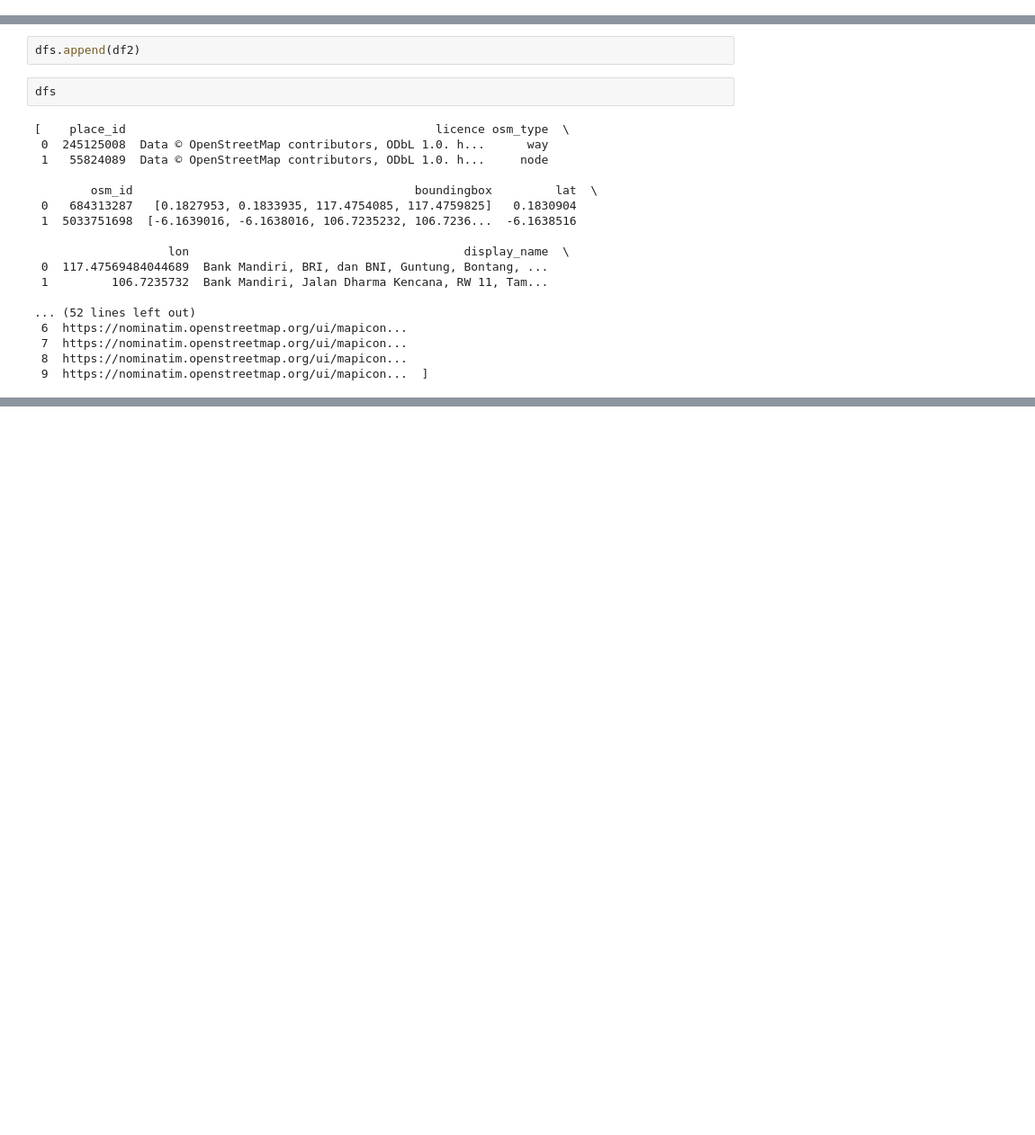
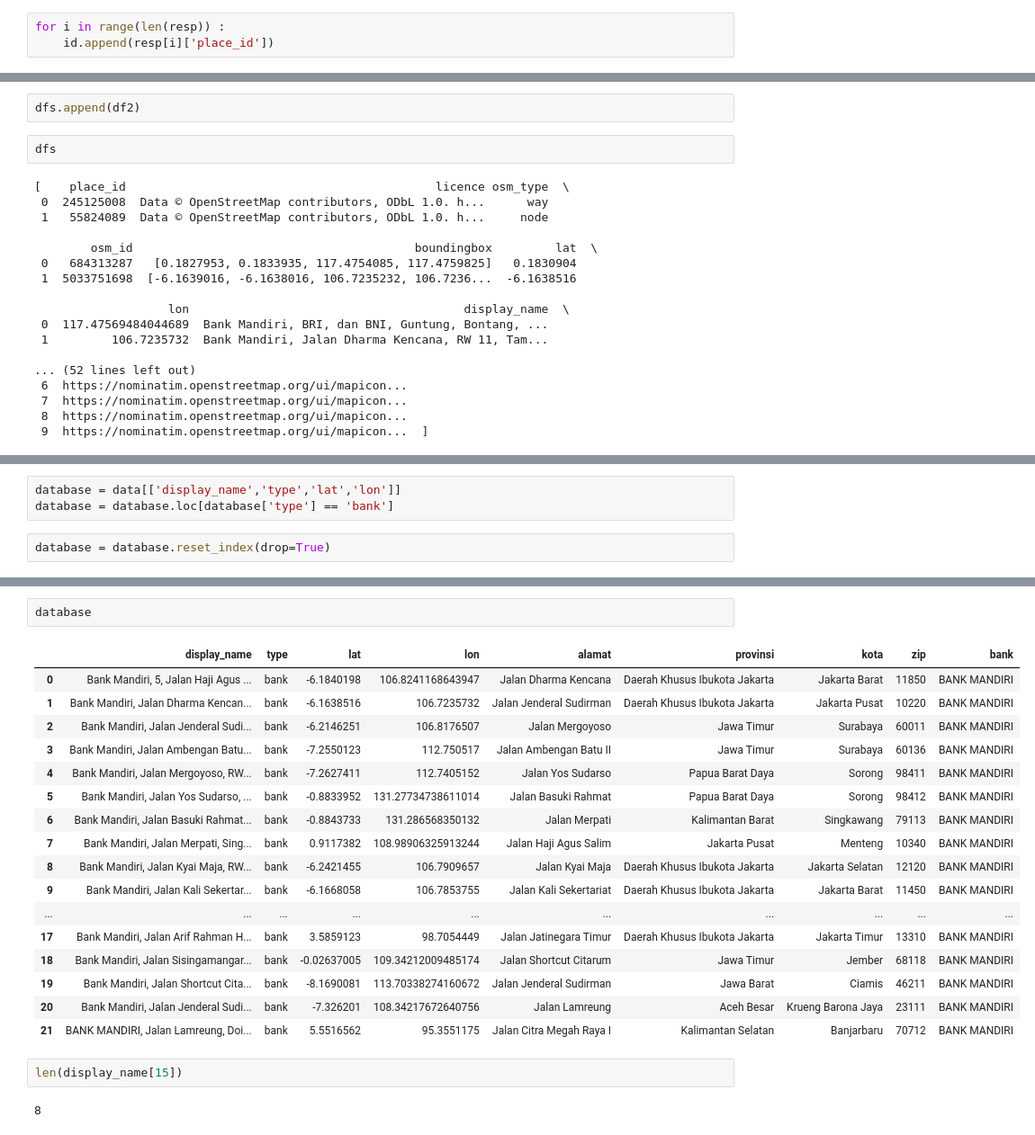
Before and after one commit to ruhram/Scrapping_Bank, a Jupyter notebook: Scrapping Bank.ipynb, the cells around one changed output, grey strips where cells are left out. Shown at 90% size. Cells and saved outputs as stored; diff of their text form; blank space fills up the shorter version.

```diff
--- a/Scrapping Bank.ipynb
+++ b/Scrapping Bank.ipynb
@@ -64,0 +79,3 @@ range(0, 9)
+# %%
+for i in range(len(resp)) :
+    id.append(resp[i]['place_id'])
@@ -151,0 +332,5 @@ pd.concat(dfs, ignore_index=True)
+# %%
+database = data[['display_name','type','lat','lon']]
+database = database.loc[database['type'] == 'bank']
+# %%
+database = database.reset_index(drop=True)
@@ -151,0 +360,24 @@ pd.concat(dfs, ignore_index=True)
+# %%
+database
+# %% [output]
+|  | display_name | type | lat | lon | alamat | provinsi | kota | zip | bank |
+| 0 | Bank Mandiri, 5, Jalan Haji Agus ... | bank | -6.1840198 | 106.8241168643947 | Jalan Dharma Kencana | Daerah Khusus Ibukota Jakarta | Jakarta Barat | 11850 | BANK MANDIRI |
+| 1 | Bank Mandiri, Jalan Dharma Kencan... | bank | -6.1638516 | 106.7235732 | Jalan Jenderal Sudirman | Daerah Khusus Ibukota Jakarta | Jakarta Pusat | 10220 | BANK MANDIRI |
+| 2 | Bank Mandiri, Jalan Jenderal Sudi... | bank | -6.2146251 | 106.8176507 | Jalan Mergoyoso | Jawa Timur | Surabaya | 60011 | BANK MANDIRI |
+| 3 | Bank Mandiri, Jalan Ambengan Batu... | bank | -7.2550123 | 112.750517 | Jalan Ambengan Batu II | Jawa Timur | Surabaya | 60136 | BANK MANDIRI |
+| 4 | Bank Mandiri, Jalan Mergoyoso, RW... | bank | -7.2627411 | 112.7405152 | Jalan Yos Sudarso | Papua Barat Daya | Sorong | 98411 | BANK MANDIRI |
+| 5 | Bank Mandiri, Jalan Yos Sudarso, ... | bank | -0.8833952 | 131.27734738611014 | Jalan Basuki Rahmat | Papua Barat Daya | Sorong | 98412 | BANK MANDIRI |
+| 6 | Bank Mandiri, Jalan Basuki Rahmat... | bank | -0.8843733 | 131.286568350132 | Jalan Merpati | Kalimantan Barat | Singkawang | 79113 | BANK MANDIRI |
+| 7 | Bank Mandiri, Jalan Merpati, Sing... | bank | 0.9117382 | 108.98906325913244 | Jalan Haji Agus Salim | Jakarta Pusat | Menteng | 10340 | BANK MANDIRI |
+| 8 | Bank Mandiri, Jalan Kyai Maja, RW... | bank | -6.2421455 | 106.7909657 | Jalan Kyai Maja | Daerah Khusus Ibukota Jakarta | Jakarta Selatan | 12120 | BANK MANDIRI |
+| 9 | Bank Mandiri, Jalan Kali Sekertar... | bank | -6.1668058 | 106.7853755 | Jalan Kali Sekertariat | Daerah Khusus Ibukota Jakarta | Jakarta Barat | 11450 | BANK MANDIRI |
+| ... | ... | ... | ... | ... | ... | ... | ... | ... | ... |
+| 17 | Bank Mandiri, Jalan Arif Rahman H... | bank | 3.5859123 | 98.7054449 | Jalan Jatinegara Timur | Daerah Khusus Ibukota Jakarta | Jakarta Timur | 13310 | BANK MANDIRI |
+| 18 | Bank Mandiri, Jalan Sisingamangar... | bank | -0.02637005 | 109.34212009485174 | Jalan Shortcut Citarum | Jawa Timur | Jember | 68118 | BANK MANDIRI |
+| 19 | Bank Mandiri, Jalan Shortcut Cita... | bank | -8.1690081 | 113.70338274160672 | Jalan Jenderal Sudirman | Jawa Barat | Ciamis | 46211 | BANK MANDIRI |
+| 20 | Bank Mandiri, Jalan Jenderal Sudi... | bank | -7.326201 | 108.34217672640756 | Jalan Lamreung | Aceh Besar | Krueng Barona Jaya | 23111 | BANK MANDIRI |
+| 21 | BANK MANDIRI, Jalan Lamreung, Doi... | bank | 5.5516562 | 95.3551175 | Jalan Citra Megah Raya I | Kalimantan Selatan | Banjarbaru | 70712 | BANK MANDIRI |
+# %%
+len(display_name[15])
+# %% [output]
+8
```
Also changed, not shown: parts of 21 cells of this notebook, 2 other files.
